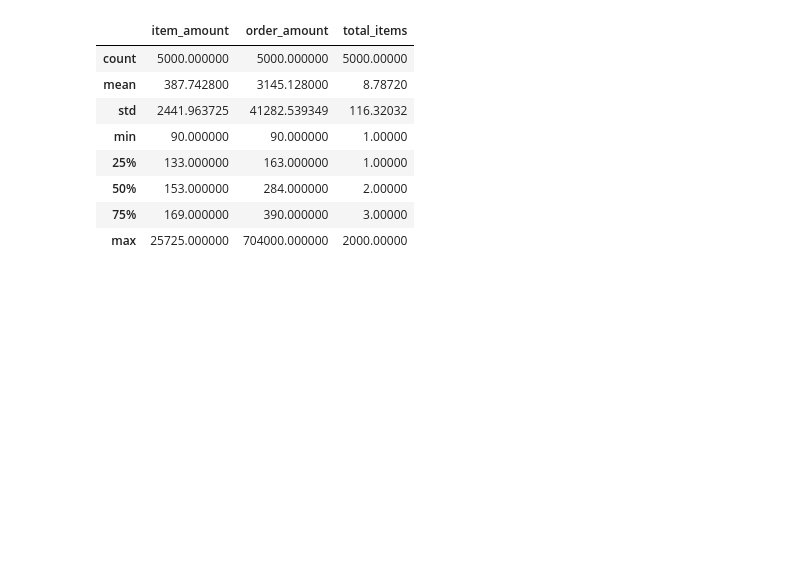
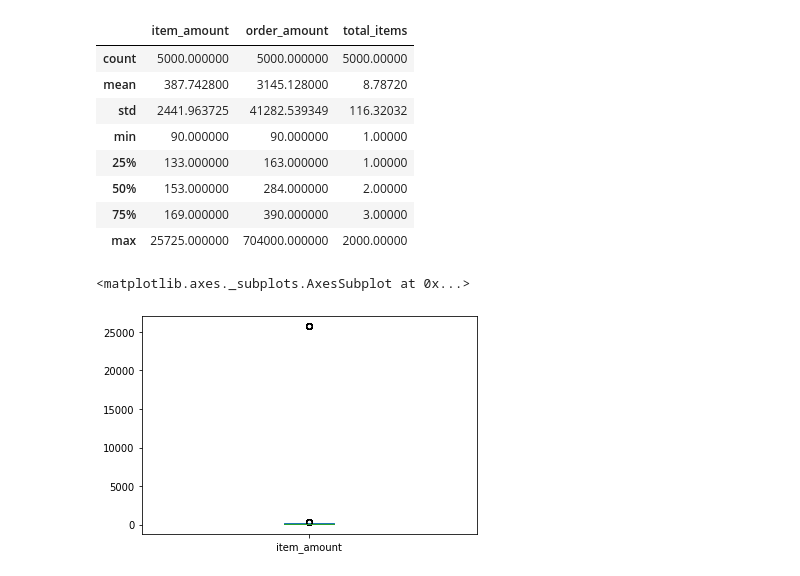
Before and after one commit to ohaanika/challenges, a Jupyter notebook: Shopify_Fall_2020_Data_Science_Intern_Challenge/submission.ipynb, the cells around one changed output. Cells and saved outputs as stored; diff of their text form; code cells hidden in the pictures; blank space fills up the shorter version.

```diff
--- a/Shopify_Fall_2020_Data_Science_Intern_Challenge/submission.ipynb
+++ b/Shopify_Fall_2020_Data_Science_Intern_Challenge/submission.ipynb
@@ -103,3 +149,8 @@ df[['item_amount','order_amount','total_items']].describe()
 | 50% | 153.000000 | 284.000000 | 2.00000 |
 | 75% | 169.000000 | 390.000000 | 3.00000 |
 | max | 25725.000000 | 704000.000000 | 2000.00000 |
+# %%
+df[['item_amount']].plot(kind='box')
+# %% [output]
+<matplotlib.axes._subplots.AxesSubplot at 0x...>
+[figure, added]
```
Also changed, not shown: parts of 15 cells of this notebook.
